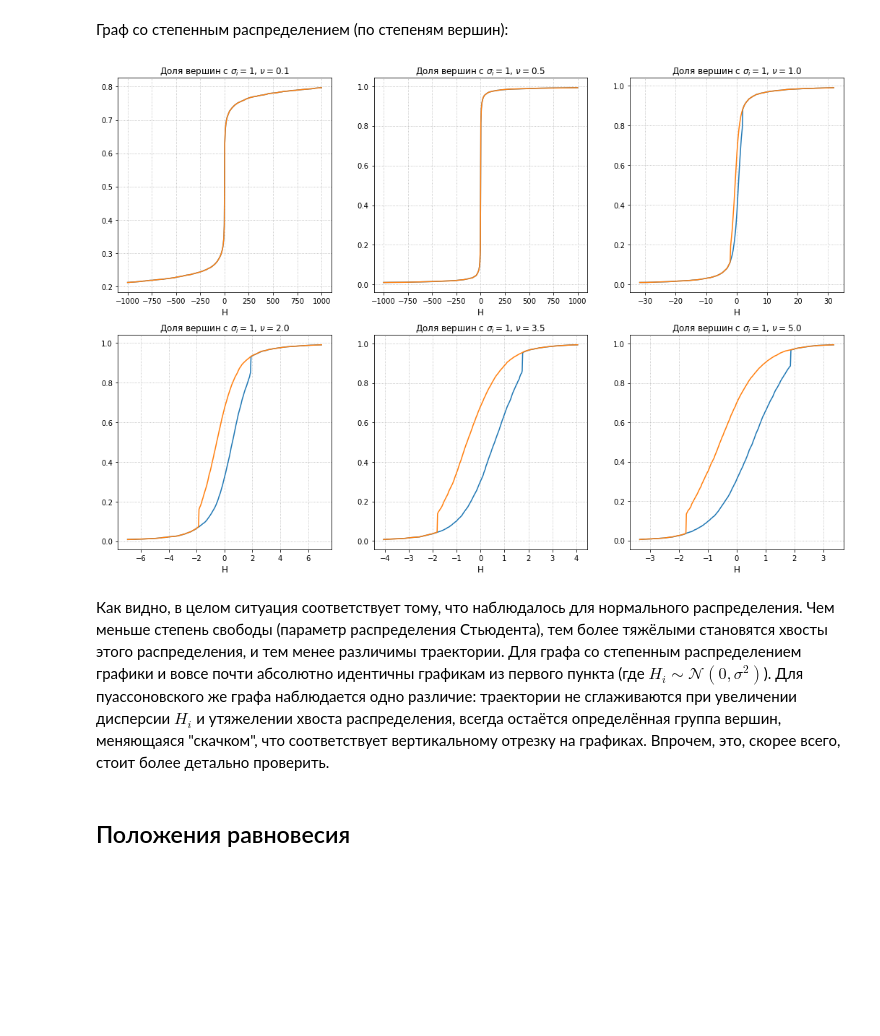
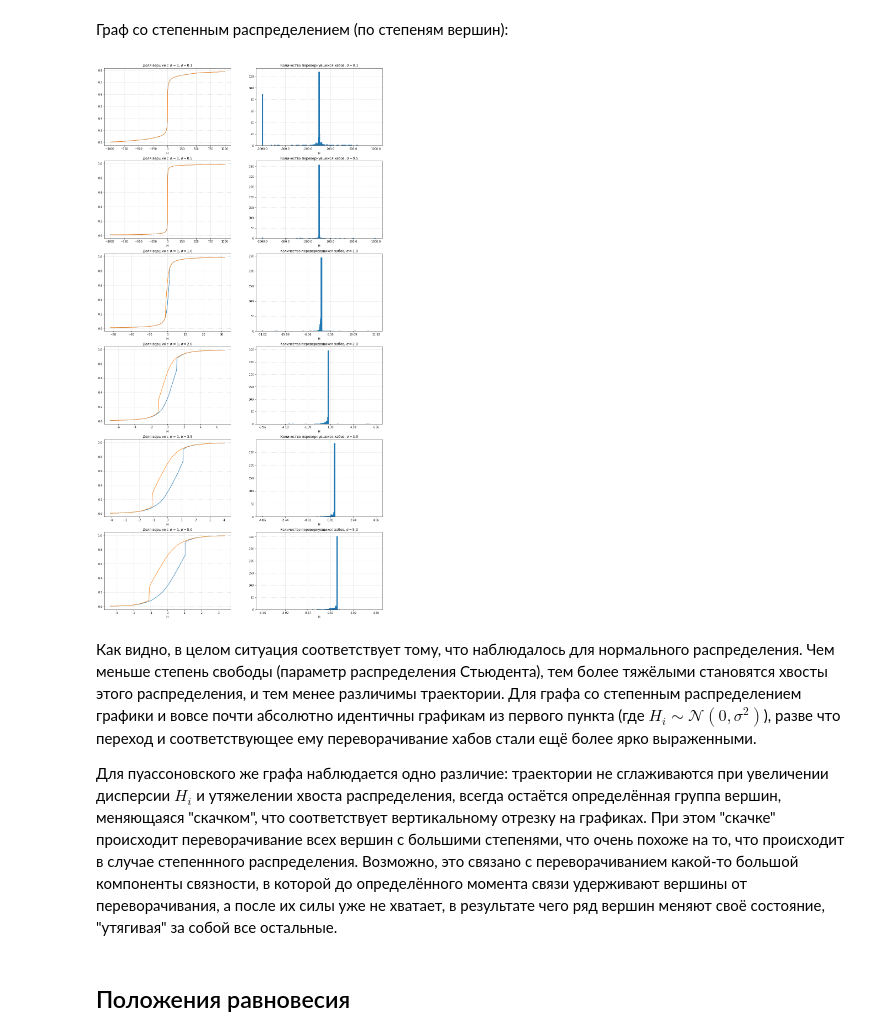
Before and after one commit to alexicon33/Ising-model, a Jupyter notebook: Code/Задача 1 - расширенная версия.ipynb, the cells around one changed output. Drawn from its saved outputs; the diff is of its cells as text; code cells hidden in the pictures; blank space fills up the shorter version.

```diff
--- a/Code/Задача 1 - расширенная версия.ipynb
+++ b/Code/Задача 1 - расширенная версия.ipynb
@@ -83,15 +98,11 @@ for index, sigma in tqdm(enumerate(sigma_grid)):
 # %% [markdown]
 Теперь посмотрим то же самое для графа со стпенным распределением $\{p_k\}$:
 # %%
-plt.figure(figsize=(18, 12))
+plt.figure(figsize=(18, 36))
 for index, sigma in tqdm(enumerate(sigma_grid)):
     H_max = max(2.0, 5 * sigma)
     H_grid = np.linspace(-H_max, H_max, 300)
-    low_to_high, high_to_low = get_trajectories(G_zipf, J, H_grid, sigma, 'norm')
-    plt.subplot(2, 3, index + 1)
-    plt.plot(H_grid, low_to_high)
-    plt.plot(np.flip(H_grid), high_to_low)
-    plt.grid(ls=':')
-    plt.xlabel('H', fontsize='large')
-    plt.title(r'Доля вершин с $\sigma_i = 1$, $\sigma = {0}$'.format(round(sigma, 3)))
+    low_to_high, high_to_low, hubs_low, hubs_high = G_zipf.get_trajectories(J, H_grid, sigma, 'norm', True, 0.95)
+
+    plot_trajectories(index, sigma, H_grid, low_to_high, high_to_low, hubs_low, hubs_high)
 # %% [output]
@@ -111,15 +128,11 @@ freedom_grid = np.array([0.1, 0.5, 1, 2, 3.5, 5])
 # %% [markdown]
 Пуассоновский граф:
 # %%
-plt.figure(figsize=(18, 12))
+plt.figure(figsize=(18, 36))
 for index, freedom in tqdm(enumerate(freedom_grid)):
     H_max = min(1000, sps.t.ppf(0.99, freedom))
     H_grid = np.linspace(-H_max, H_max, 400)
-    low_to_high, high_to_low = get_trajectories(G_Poisson, J, H_grid, freedom, 'student')
-    plt.subplot(2, 3, index + 1)
-    plt.plot(H_grid, low_to_high)
-    plt.plot(np.flip(H_grid), high_to_low)
-    plt.grid(ls=':')
-    plt.xlabel('H', fontsize='large')
-    plt.title(r'Доля вершин с $\sigma_i = 1$, $\nu = {0}$'.format(round(freedom, 3)))
+    low_to_high, high_to_low, hubs_low, hubs_high = G_Poisson.get_trajectories(J, H_grid, freedom,
+                                                                               'student', True, 0.95)
+    plot_trajectories(index, freedom, H_grid, low_to_high, high_to_low, hubs_low, hubs_high)
 # %% [output]
@@ -127,21 +140,19 @@ for index, freedom in tqdm(enumerate(freedom_grid)):
 # %% [markdown]
 Граф со степенным распределением (по степеням вершин):
 # %%
-plt.figure(figsize=(18, 12))
+plt.figure(figsize=(18, 36))
 for index, freedom in tqdm(enumerate(freedom_grid)):
     H_max = min(1000, sps.t.ppf(0.99, freedom))
     H_grid = np.linspace(-H_max, H_max, 400)
-    low_to_high, high_to_low = get_trajectories(G_zipf, J, H_grid, freedom, 'student')
-    plt.subplot(2, 3, index + 1)
-    plt.plot(H_grid, low_to_high)
-    plt.plot(np.flip(H_grid), high_to_low)
-    plt.grid(ls=':')
-    plt.xlabel('H', fontsize='large')
-    plt.title(r'Доля вершин с $\sigma_i = 1$, $\nu = {0}$'.format(round(freedom, 3)))
+    low_to_high, high_to_low, hubs_low, hubs_high = G_zipf.get_trajectories(J, H_grid, freedom,
+                                                                            'student', True, 0.95)
+    plot_trajectories(index, freedom, H_grid, low_to_high, high_to_low, hubs_low, hubs_high)
 # %% [output]
-[figure, old version]
+[figure, new version]
 # %% [markdown]
-Как видно, в целом ситуация соответствует тому, что наблюдалось для нормального распределения. Чем меньше степень свободы (параметр распределения Стьюдента), тем более тяжёлыми становятся хвосты этого распределения, и тем менее различимы траектории. Для графа со степенным распределением графики и вовсе почти абсолютно идентичны графикам из первого пункта (где $H_i \sim \mathcal{N}(0, \sigma^2)$). Для пуассоновского же графа наблюдается одно различие: траектории не сглаживаются при увеличении дисперсии $H_i$ и утяжелении хвоста распределения, всегда остаётся определённая группа вершин, меняющаяся "скачком", что соответствует вертикальному отрезку на графиках. Впрочем, это, скорее всего, стоит более детально проверить.
+Как видно, в целом ситуация соответствует тому, что наблюдалось для нормального распределения. Чем меньше степень свободы (параметр распределения Стьюдента), тем более тяжёлыми становятся хвосты этого распределения, и тем менее различимы траектории. Для графа со степенным распределением графики и вовсе почти абсолютно идентичны графикам из первого пункта (где $H_i \sim \mathcal{N}(0, \sigma^2)$), разве что переход и соответствующее ему переворачивание хабов стали ещё более ярко выраженными.
+
+Для пуассоновского же графа наблюдается одно различие: траектории не сглаживаются при увеличении дисперсии $H_i$ и утяжелении хвоста распределения, всегда остаётся определённая группа вершин, меняющаяся "скачком", что соответствует вертикальному отрезку на графиках. При этом "скачке" происходит переворачивание всех вершин с большими степенями, что очень похоже на то, что происходит в случае степеннного распределения. Возможно, это связано с переворачиванием какой-то большой компоненты связности, в которой до определённого момента связи удерживают вершины от переворачивания, а после их силы уже не хватает, в результате чего ряд вершин меняют своё состояние, "утягивая" за собой все остальные.
 # %% [markdown]
 ## Положения равновесия
 # %% [markdown]
```
Also changed, not shown: parts of 44 cells of this notebook, 3 other files.
